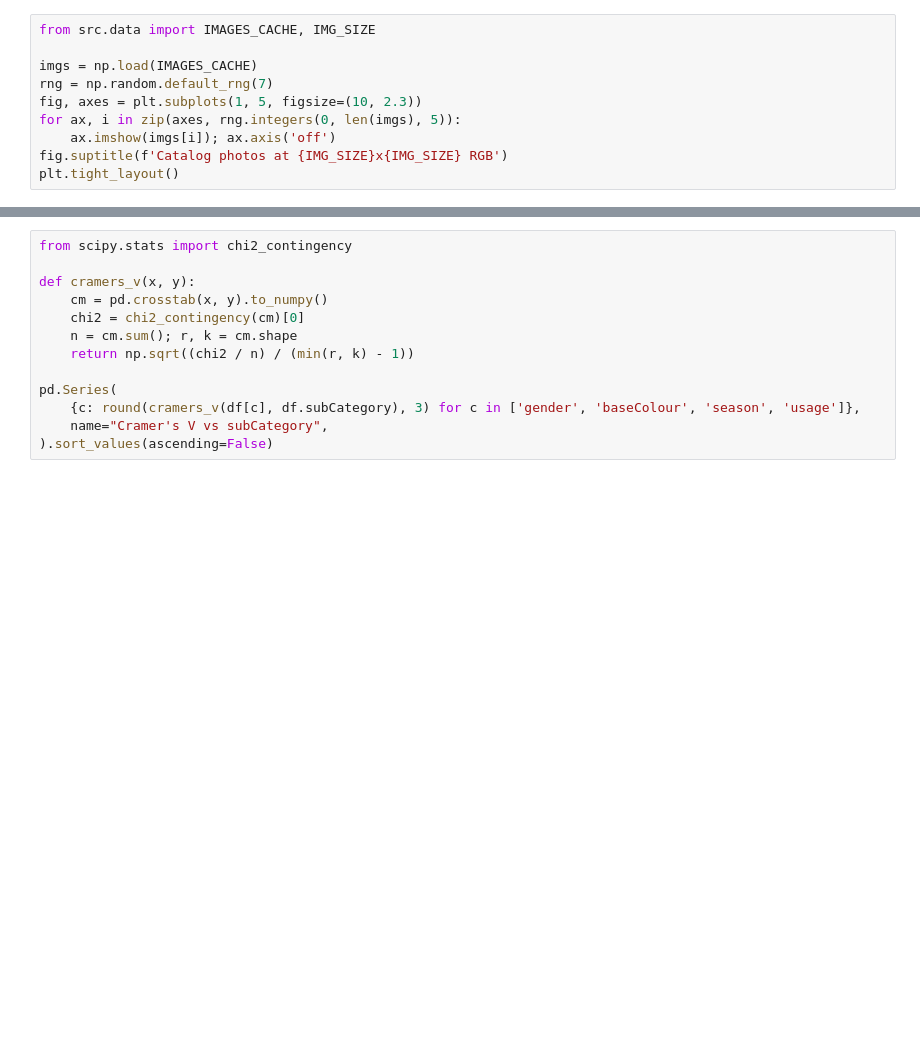
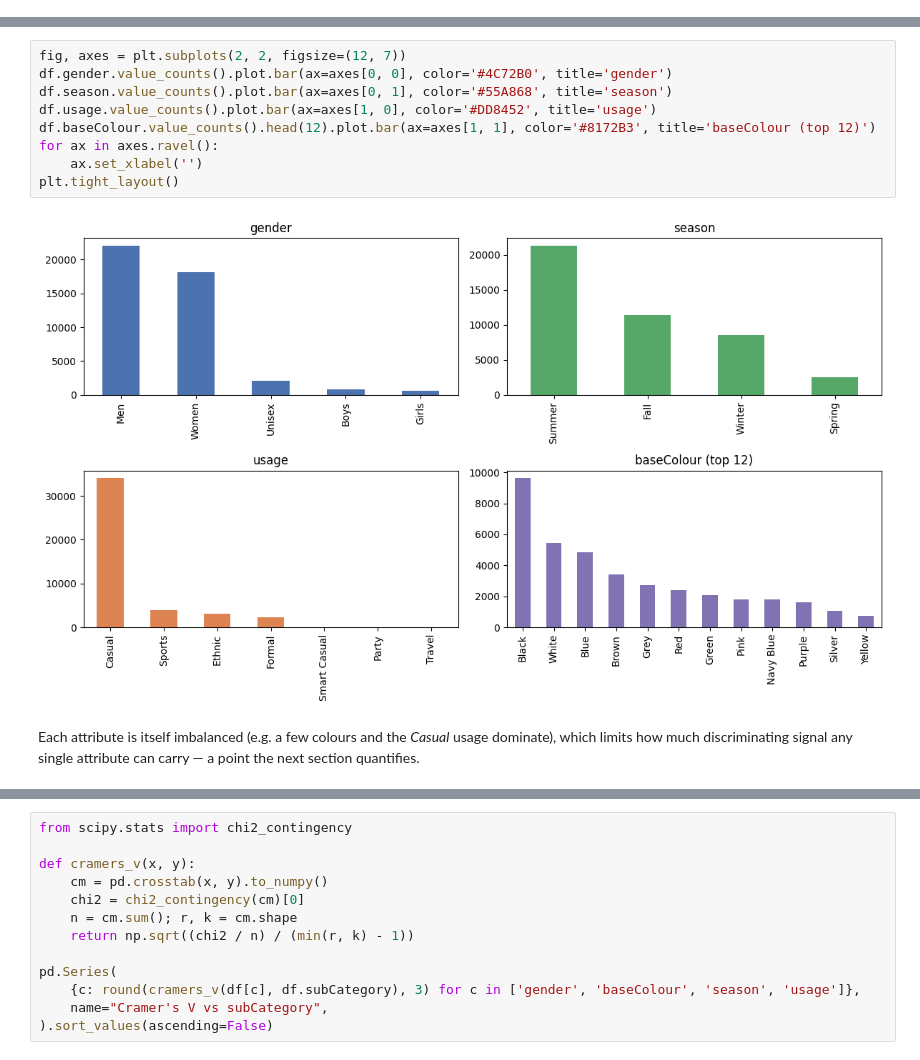
Before and after one commit to buzinarov/ia-projects, a Jupyter notebook: product-category-classifier/notebooks/01_eda.ipynb, the cells around one changed output, grey strips where cells are left out. Drawn from its saved outputs; the diff is of its cells as text; blank space fills up the shorter version.

```diff
--- a/product-category-classifier/notebooks/01_eda.ipynb
+++ b/product-category-classifier/notebooks/01_eda.ipynb
@@ -95,10 +48,0 @@ Smallest kept subcategory: Free Gifts (104 products, >= 100)
-# %%
-from src.data import IMAGES_CACHE, IMG_SIZE
-
-imgs = np.load(IMAGES_CACHE)
-rng = np.random.default_rng(7)
-fig, axes = plt.subplots(1, 5, figsize=(10, 2.3))
-for ax, i in zip(axes, rng.integers(0, len(imgs), 5)):
-    ax.imshow(imgs[i]); ax.axis('off')
-fig.suptitle(f'Catalog photos at {IMG_SIZE}x{IMG_SIZE} RGB')
-plt.tight_layout()
@@ -110,0 +58,13 @@ This is the question the original classification study chased. Cramér's V (asso
+# %%
+fig, axes = plt.subplots(2, 2, figsize=(12, 7))
+df.gender.value_counts().plot.bar(ax=axes[0, 0], color='#4C72B0', title='gender')
+df.season.value_counts().plot.bar(ax=axes[0, 1], color='#55A868', title='season')
+df.usage.value_counts().plot.bar(ax=axes[1, 0], color='#DD8452', title='usage')
+df.baseColour.value_counts().head(12).plot.bar(ax=axes[1, 1], color='#8172B3', title='baseColour (top 12)')
+for ax in axes.ravel():
+    ax.set_xlabel('')
+plt.tight_layout()
+# %% [output]
+[figure, added]
+# %% [markdown]
+Each attribute is itself imbalanced (e.g. a few colours and the *Casual* usage dominate), which limits how much discriminating signal any single attribute can carry — a point the next section quantifies.
```
Also changed, not shown: parts of 22 cells of this notebook, 21 other files.
